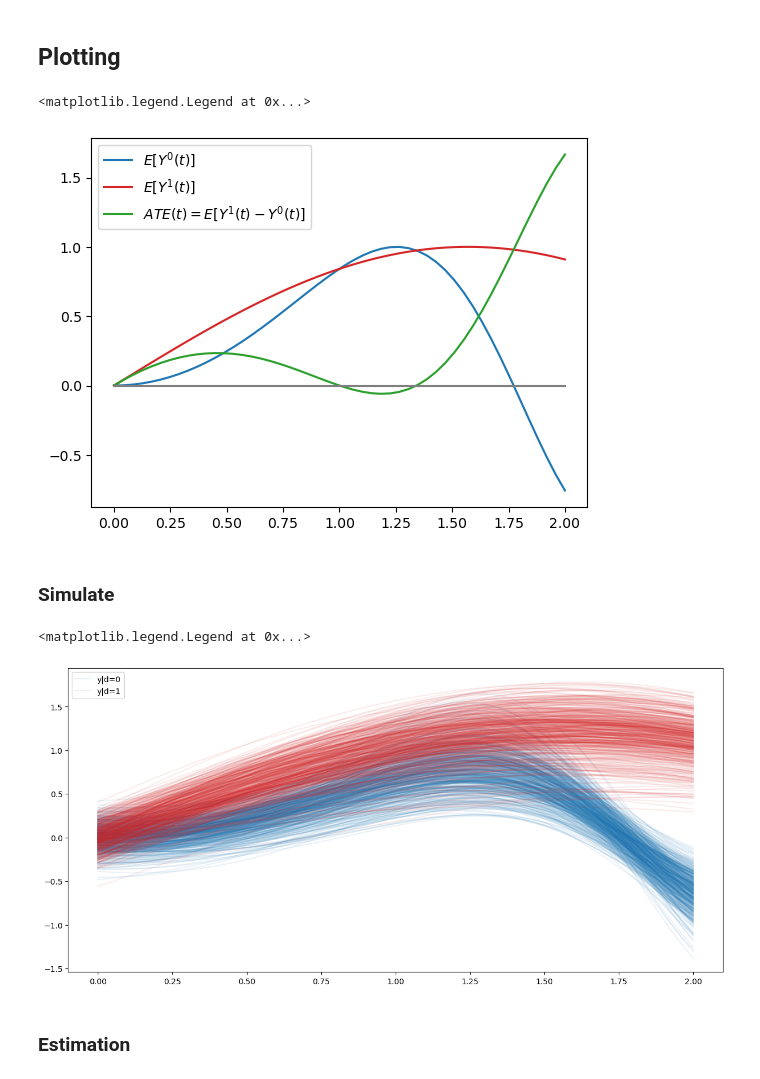
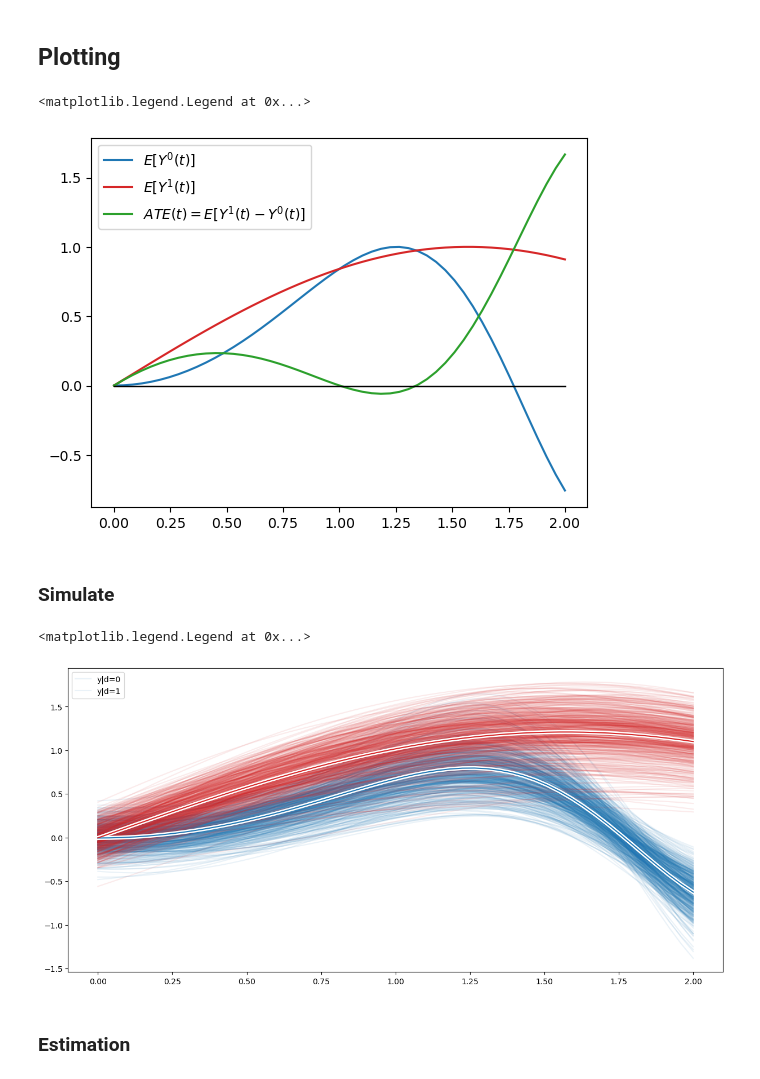
Before and after one commit to timmens/fte, a Jupyter notebook: src/fte/sandbox/simulation.ipynb, the cells around one changed output. Saved outputs shown, nothing was run; the diff lists cells and outputs as text; code cells hidden in the pictures.

```diff
--- a/src/fte/sandbox/simulation.ipynb
+++ b/src/fte/sandbox/simulation.ipynb
@@ -46,13 +46,13 @@ fig, ax = plt.subplots(1, 1)
 ax.plot(TIME_GRID, g0, color="tab:blue")
 ax.plot(TIME_GRID, g1, color="tab:red")
 ax.plot(TIME_GRID, g1 - g0, color="tab:green")
-ax.plot(TIME_GRID, np.zeros_like(TIME_GRID), color="tab:gray")
+ax.plot(TIME_GRID, np.zeros_like(TIME_GRID), color="black", linewidth=1)
 ax.legend(
     labels=["$E[Y^{0}(t)]$", "$E[Y^{1}(t)]$", "$ATE(t) = E[Y^{1}(t) - Y^{0}(t)]$"],
 )
 # %% [output]
 <matplotlib.legend.Legend at 0x...>
-[figure, old version]
+[figure, new version]
 # %% [markdown]
 ### Simulate
 # %%
@@ -80,12 +80,16 @@ x, d, y = simulate(1_000, rng=rng)
 # %%
 fig, ax = plt.subplots(1, 1, figsize=(15, 7))
 
 _ = ax.plot(TIME_GRID, y[~d].T, color="tab:blue", alpha=0.09)
 _ = ax.plot(TIME_GRID, y[d].T, color="tab:red", alpha=0.09)
+_ = ax.plot(TIME_GRID, y[~d].mean(axis=0), color="white", alpha=1, linewidth=5)
+_ = ax.plot(TIME_GRID, y[d].mean(axis=0), color="white", alpha=1, linewidth=5)
+_ = ax.plot(TIME_GRID, y[~d].mean(axis=0), color="tab:blue", alpha=1)
+_ = ax.plot(TIME_GRID, y[d].mean(axis=0), color="tab:red", alpha=1)
 ax.legend(labels=["y|d=0", "y|d=1"])
 # %% [output]
 <matplotlib.legend.Legend at 0x...>
-[figure, old version]
+[figure, new version]
 # %% [markdown]
 ### Estimation
 # %%
```
Also changed, not shown: parts of 1 cell of this notebook, 1 other file.
